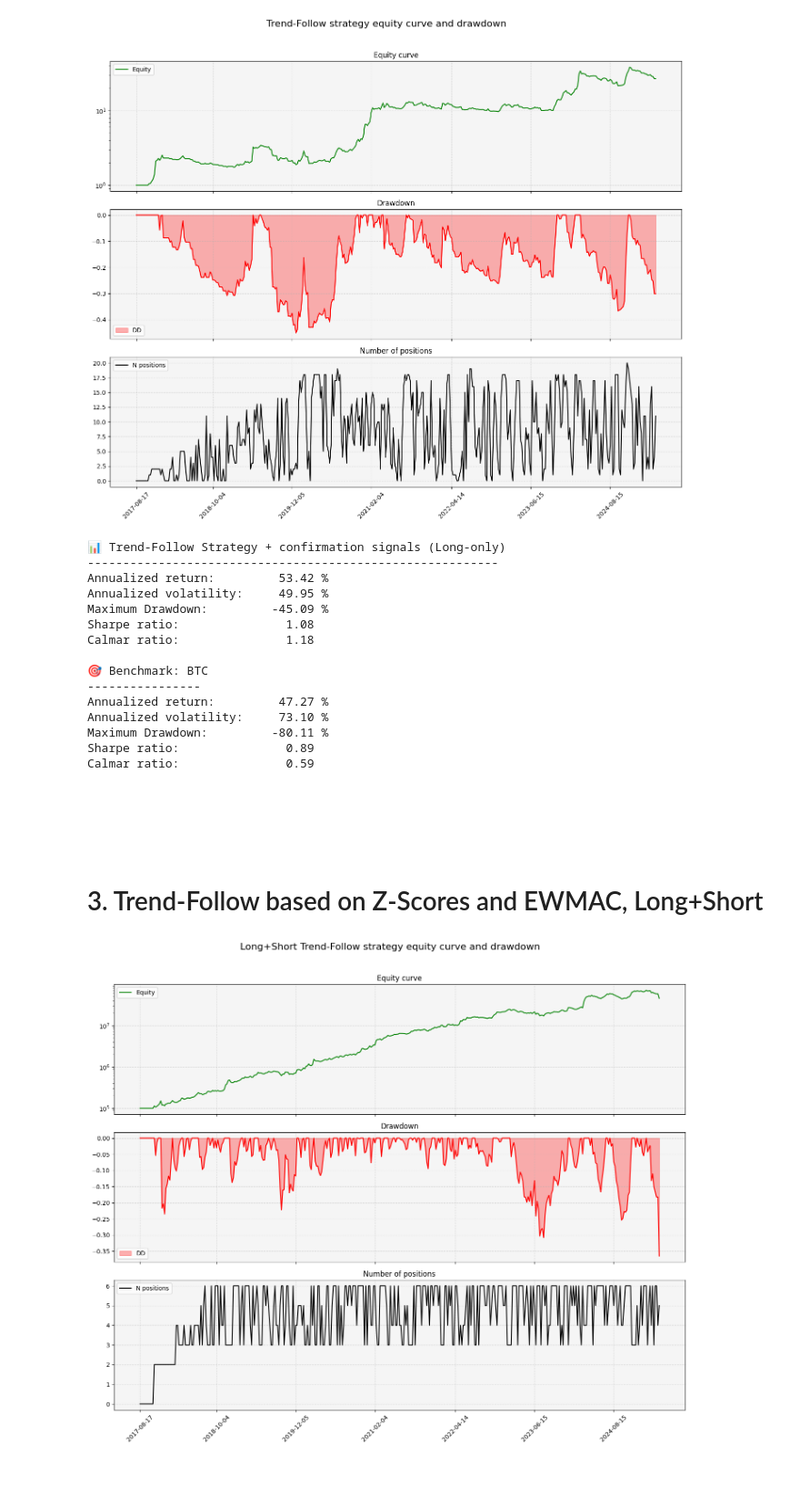
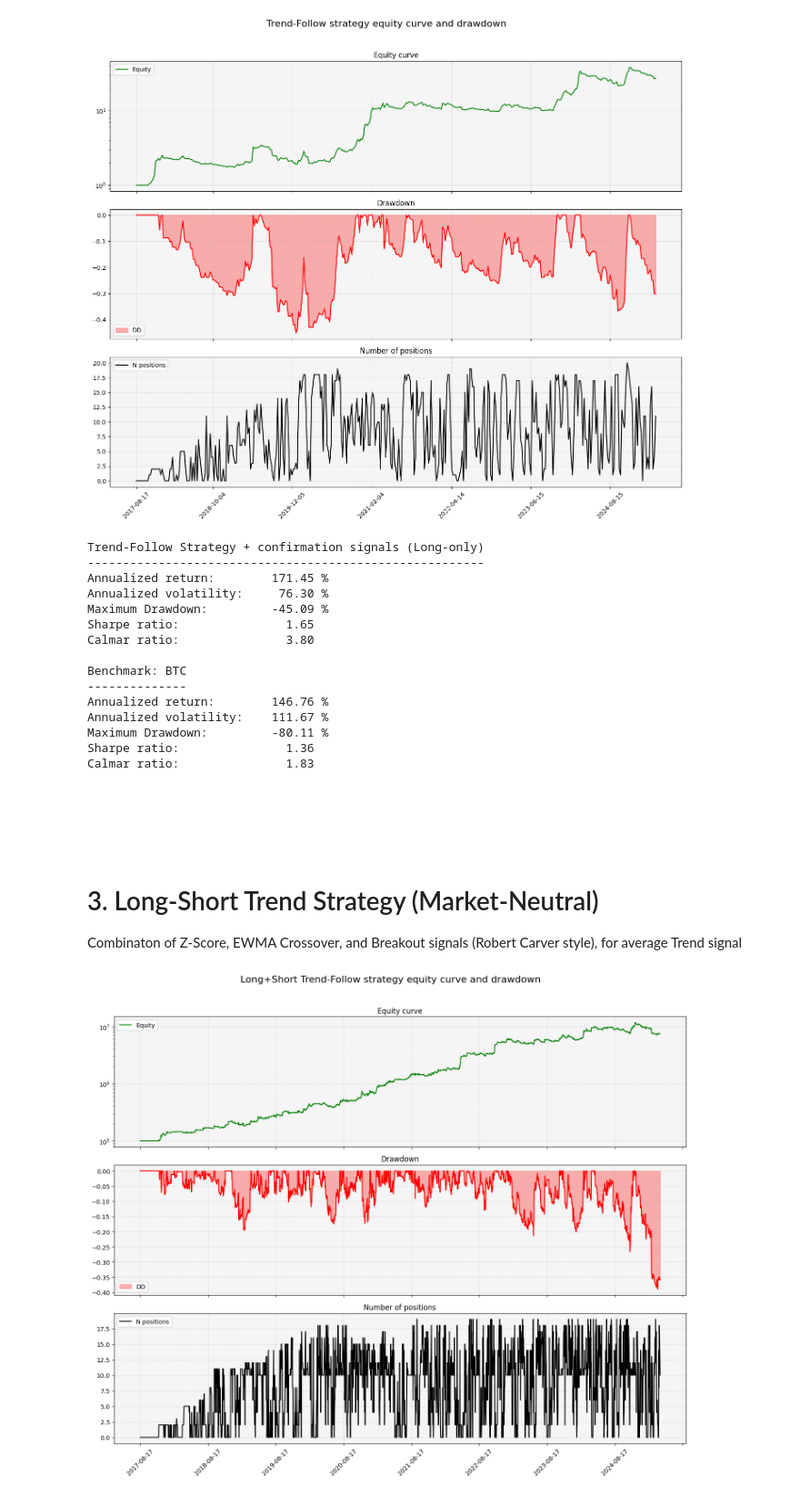
Before and after one commit to nicolasdd1996/crypto-trend-follow, a Jupyter notebook: notebooks/crypto_trend.ipynb, the cells around one changed output. Shown at 91% size. Drawn from its saved outputs; the diff is of its cells as text; code cells hidden in the pictures.

```diff
--- a/notebooks/crypto_trend.ipynb
+++ b/notebooks/crypto_trend.ipynb
@@ -572,26 +578,27 @@ def print_perf_metrics(title, pf_obj):
     print(f'{"Calmar ratio:":<25} {pf_obj.calmar_ratio():6.2f}')
     print()
 
-print_perf_metrics('📊 Trend-Follow Strategy + confirmation signals (Long-only)', pf)
-print_perf_metrics('🎯 Benchmark: BTC', pf_btc)
+print_perf_metrics('Trend-Follow Strategy + confirmation signals (Long-only)', pf)
+print_perf_metrics('Benchmark: BTC', pf_btc)
 # %% [output]
-📊 Trend-Follow Strategy + confirmation signals (Long-only)
-----------------------------------------------------------
-Annualized return:         53.42 %
-Annualized volatility:     49.95 %
+Trend-Follow Strategy + confirmation signals (Long-only)
+--------------------------------------------------------
+Annualized return:        171.45 %
+Annualized volatility:     76.30 %
 Maximum Drawdown:         -45.09 %
-Sharpe ratio:               1.08
-Calmar ratio:               1.18
+Sharpe ratio:               1.65
+Calmar ratio:               3.80
 
-🎯 Benchmark: BTC
-----------------
-Annualized return:         47.27 %
-Annualized volatility:     73.10 %
+Benchmark: BTC
+--------------
+Annualized return:        146.76 %
+Annualized volatility:    111.67 %
 Maximum Drawdown:         -80.11 %
-Sharpe ratio:               0.89
-Calmar ratio:               0.59
+Sharpe ratio:               1.36
+Calmar ratio:               1.83
 # %% [markdown]
-# <br><br> 3. Trend-Follow based on Z-Scores and EWMAC, Long+Short
+# <br><br> 3. Long-Short Trend Strategy (Market-Neutral)
+Combinaton of Z-Score, EWMA Crossover, and Breakout signals (Robert Carver style), for average Trend signal
 # %%
 # Price history of coins that has been in the Top 20 by market cap.
 # There is a column with a flag, 0 or 1, depending on the coing being in the Top 20 or not at that specific date.
@@ -643,20 +681,19 @@ for coin in tqdm(coins):
 data_copy = data.copy()
 
 # Weekly rebalance
-# This allows for manual execution of the strategy, and reduces fees
-data_copy = data_copy.iloc[::7]
+data_copy = data_copy.iloc[::1]
 data_copy.index = range(len(data_copy))
 
 # Portfolio target volatility
 target_vol = 0.5
 
-fee = 0.035 # Hyperliquid Taker fee
-slippage = 0.1 # Conservative slippage assumption
+fee = 0.05 # Hyperliquid Taker fee
+slippage = 0.1
 
 # ------------------------------------------
 for coin in coins:
     # Filter recently listed coins
-    mask_1 = data_copy[f'{coin}_close'].isna() | data_copy[f'{coin}_close'].shift(10).isna()
+    mask_1 = data_copy[f'{coin}_close'].isna() | data_copy[f'{coin}_close'].shift(100).isna()
     # Filter coins with too large or small volatility
     mask_2 = (data_copy[f'{coin}_vol'] > 2) | (data_copy[f'{coin}_vol'] < 0.2)
 
@@ -666,6 +703,7 @@ for coin in coins:
 # Calculation of weekly returns
 equity = [1e5] # Initial equity of 10k$
 total_positions =  [0]
+prev_long_coins, prev_short_coins = [], []
 for i, row in data_copy.iterrows():
     if i >= len(data_copy)-1:
         break
@@ -679,9 +717,9 @@ for i, row in data_copy.iterrows():
     short_signals = {coin: row[f'{coin}_trend'] for coin in top20_coins if row[f'{coin}_trend'] < 0}
 
     # Sort coins for Long positions, take best 3
-    long_coins = sorted(long_signals.items(), key=lambda x: x[1], reverse=True)[:3]
+    long_coins = sorted(long_signals.items(), key=lambda x: x[1], reverse=True)[:10]
     # Sort coins for Short positions, take worst 3
-    short_coins = sorted(short_signals.items(), key=lambda x: x[1], reverse=False)[:3]
+    short_coins = sorted(short_signals.items(), key=lambda x: x[1], reverse=False)[:len(long_coins)]
 
     long_coins, short_coins = [coin[0] for coin in long_coins], [coin[0] for coin in short_coins]
 
@@ -690,25 +728,29 @@ for i, row in data_copy.iterrows():
     for coin in long_coins:
         if pd.isna(data_copy.loc[i+1, f'{coin}_close']):
             continue
-        dollar_position = equity[-1] * target_vol / row[f'{coin}_vol'] / len(long_coins)
-        buy_price = data_copy.loc[i, f'{coin}_close'] * (1 + fee/100 + slippage/100)
-        sell_price = data_copy.loc[i+1, f'{coin}_close'] * (1 - fee/100 - slippage/100)
+        dollar_position = equity[-1] * target_vol / row[f'{coin}_rv'] / len(long_coins) * row[f'{coin}_trend']
+        total_fee = fee + slippage if coin not in prev_long_coins else 0
+        buy_price = data_copy.loc[i, f'{coin}_close'] * (1 + total_fee/100)
+        sell_price = data_copy.loc[i+1, f'{coin}_close'] * (1 - total_fee/100)
         dollar_profit += ((sell_price - buy_price) / buy_price) * dollar_position
 
     for coin in short_coins:
         if pd.isna(data_copy.loc[i+1, f'{coin}_close']):
             continue
         # Short position, so Buy today and Sell tomorrow
-        dollar_position = equity[-1] * target_vol / row[f'{coin}_vol'] / len(short_coins)
-        sell_price = data_copy.loc[i, f'{coin}_close'] * (1 - fee/100 - slippage/100)
-        buy_price = data_copy.loc[i+1, f'{coin}_close'] * (1 + fee/100 + slippage/100)
-        dollar_profit += ((sell_price - buy_price) / buy_price) * dollar_position
+        dollar_position = equity[-1] * target_vol / row[f'{coin}_rv'] / len(short_coins) * abs(row[f'{coin}_trend'])
+        total_fee = fee + slippage if coin not in prev_short_coins else 0
+        sell_price = data_copy.loc[i, f'{coin}_close'] * (1 - total_fee/100)
+        buy_price = data_copy.loc[i+1, f'{coin}_close'] * (1 + total_fee/100)
+        dollar_profit += ((sell_price - buy_price) / sell_price) * dollar_position
 
     if pd.isna(dollar_profit):
         dollar_profit = 0
 
+    # print(short_coins, long_coins)
     equity.append(equity[-1] + dollar_profit)
     total_positions.append(len(long_coins) + len(short_coins))
+    prev_long_coins, prev_short_coins = long_coins.copy(), short_coins.copy()
 
 # ------------------------------------------
 # Calculation of equity curve
@@ -735,34 +777,34 @@ fig.suptitle("Long+Short Trend-Follow strategy equity curve and drawdown", fonts
 
 # --- Subplot 1: Asset vs Strategy (log scale)
 axes[0].plot(data_copy['date'], data_copy['equity'], label='Equity', color='green', linewidth=1.5)
 axes[0].set_yscale('log')
 axes[0].set_title("Equity curve", fontsize=12)
 axes[0].legend()
 
 # --- Subplot 2: Position
 axes[1].fill_between(data_copy['date'], 0, data_copy['drawdown'], label='DD', color='red', alpha=0.3)
 axes[1].plot(data_copy['date'], data_copy['drawdown'], color='red', linewidth=1.5)
 axes[1].set_title('Drawdown', fontsize=12)
 axes[1].legend()
 
 # --- Subplot 3: Breadth model & BTC Trend
 axes[2].plot(data_copy['date'], data_copy['n_positions'], label='N positions', color='black', linewidth=1.5)
 axes[2].set_title('Number of positions', fontsize=12)
 axes[2].legend()
 
 # --- Eje X: formato fecha
 axes[-1].xaxis.set_major_locator(mdates.AutoDateLocator())
 plt.setp(axes[-1].xaxis.get_majorticklabels(), rotation=45)
 
 # --- Estilo común
 for ax in axes:
     ax.grid(True, linestyle='--', alpha=0.4)
     ax.set_facecolor('whitesmoke')
 
 plt.tight_layout(rect=[0, 0, 1, 0.96])
 plt.show()
 # %% [output]
-[figure, old version]
+[figure, new version]
 # %%
 pf = vbt.Portfolio.from_signals(
     close=data_copy['equity'].dropna(),
```
Also changed, not shown: parts of 5 cells of this notebook.
